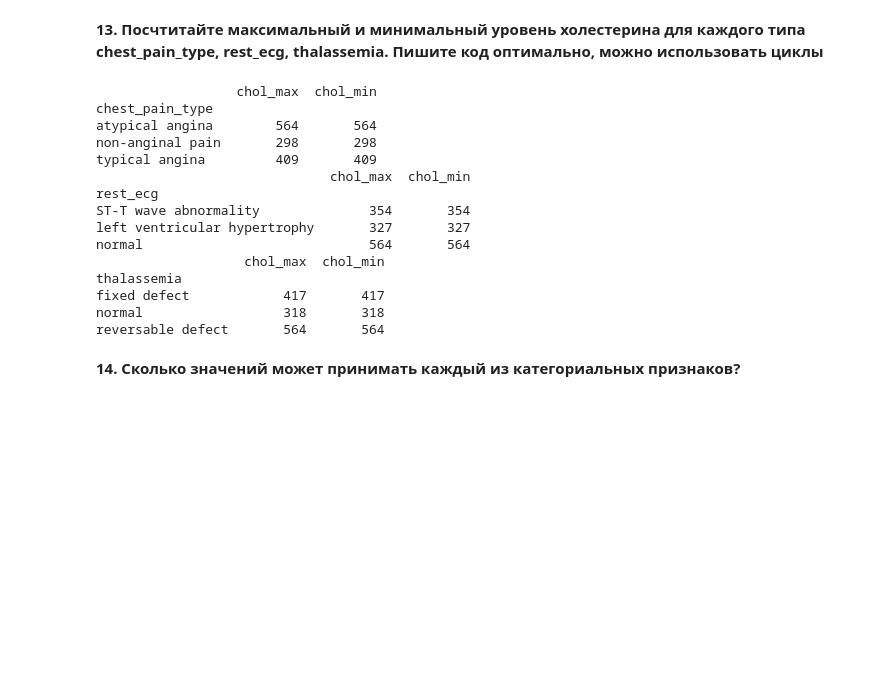
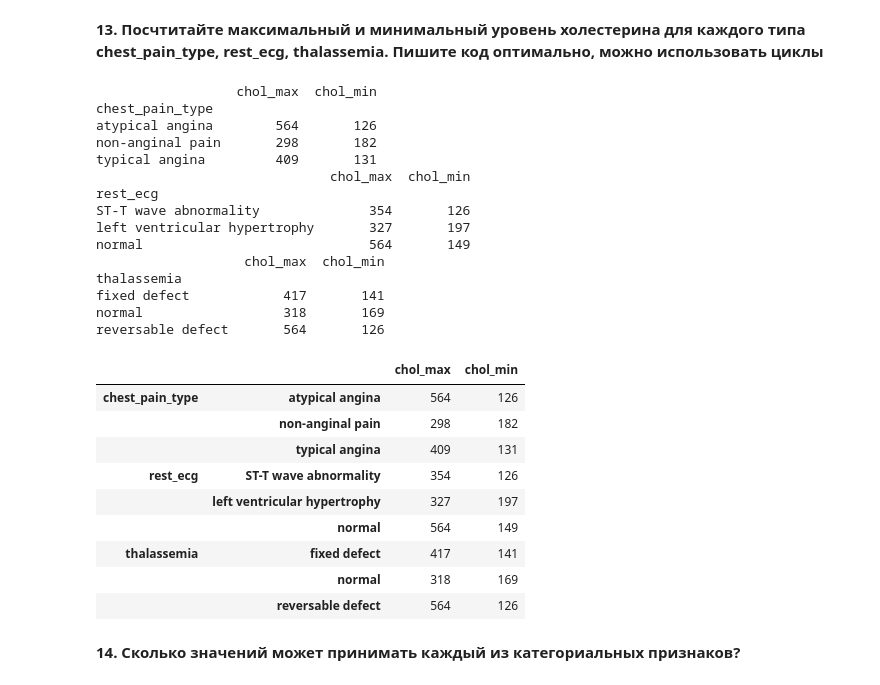
Before and after one commit to chudinova13/Rep_Data-science_02, a Jupyter notebook: Pandas/HW4_solution_Chudinova.ipynb, the cells around one changed output. Saved outputs shown, nothing was run; the diff lists cells and outputs as text; code cells hidden in the pictures; blank space fills up the shorter version.

```diff
--- a/Pandas/HW4_solution_Chudinova.ipynb
+++ b/Pandas/HW4_solution_Chudinova.ipynb
@@ -240,24 +245,47 @@ dtype: float64
 a = ["chest_pain_type", "rest_ecg", "thalassemia"]
 for element in a:
     chol_max = pd.DataFrame([data.groupby(element)["cholesterol"].max()], index = ["chol_max"]).T
-    chol_min = pd.DataFrame([data.groupby(element)["cholesterol"].max()], index = ["chol_min"]).T
+    chol_min = pd.DataFrame([data.groupby(element)["cholesterol"].min()], index = ["chol_min"]).T
     print(pd.concat([chol_max, chol_min], axis=1))
 # %% [output]
                   chol_max  chol_min
 chest_pain_type
-atypical angina        564       564
-non-anginal pain       298       298
-typical angina         409       409
+atypical angina        564       126
+non-anginal pain       298       182
+typical angina         409       131
                               chol_max  chol_min
 rest_ecg
-ST-T wave abnormality              354       354
-left ventricular hypertrophy       327       327
-normal                             564       564
+ST-T wave abnormality              354       126
+left ventricular hypertrophy       327       197
+normal                             564       149
                    chol_max  chol_min
 thalassemia
-fixed defect            417       417
-normal                  318       318
-reversable defect       564       564
+fixed defect            417       141
+normal                  318       169
+reversable defect       564       126
+# %%
+# Без цикла, но с красивым объединением данных:
+a = pd.DataFrame([data.groupby("chest_pain_type")["cholesterol"].max()], index = ["chol_max"])
+b = pd.DataFrame([data.groupby("chest_pain_type")["cholesterol"].min()], index = ["chol_min"])
+df1 = pd.concat([a, b])
+c = pd.DataFrame([data.groupby("rest_ecg")["cholesterol"].max()], index = ["chol_max"])
+d = pd.DataFrame([data.groupby("rest_ecg")["cholesterol"].min()], index = ["chol_min"])
+df2 = pd.concat([c, d])
+e = pd.DataFrame([data.groupby("thalassemia")["cholesterol"].max()], index = ["chol_max"])
+f = pd.DataFrame([data.groupby("thalassemia")["cholesterol"].min()], index = ["chol_min"])
+df3 = pd.concat([e, f])
+pd.concat([df1, df2, df3], axis=1, keys=['chest_pain_type', 'rest_ecg', 'thalassemia']).T
+# %% [output]
+|  |  | chol_max | chol_min |
+| chest_pain_type | atypical angina | 564 | 126 |
+|  | non-anginal pain | 298 | 182 |
+|  | typical angina | 409 | 131 |
+| rest_ecg | ST-T wave abnormality | 354 | 126 |
+|  | left ventricular hypertrophy | 327 | 197 |
+|  | normal | 564 | 149 |
+| thalassemia | fixed defect | 417 | 141 |
+|  | normal | 318 | 169 |
+|  | reversable defect | 564 | 126 |
 # %% [markdown]
 **14. Сколько значений может принимать каждый из категориальных признаков?**
 # %%
```
Also changed, not shown: parts of 14 cells of this notebook.
